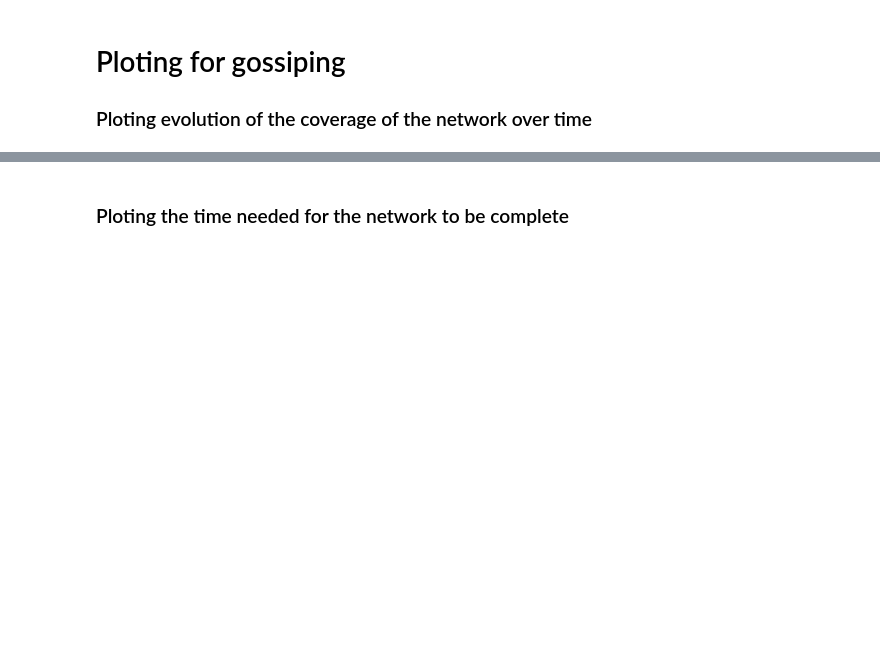
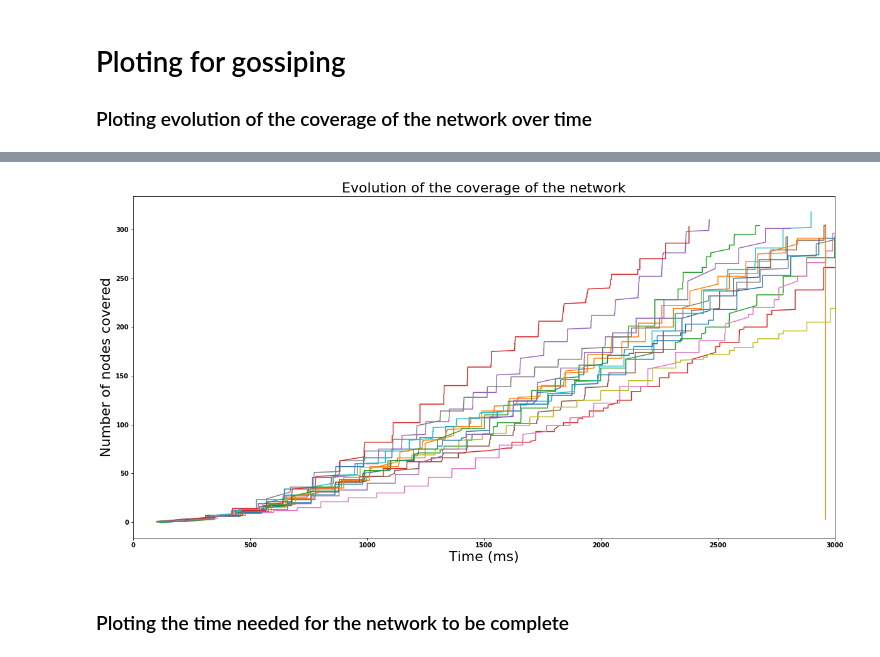
Before and after one commit to nvsclub/difusion_com, a Jupyter notebook: data/plots_randomeuclidean.ipynb, the cells around one changed output, grey strips where cells are left out. Saved outputs shown, nothing was run; the diff lists cells and outputs as text; code cells hidden in the pictures; blank space fills up the shorter version.

```diff
--- a/data/plots_randomeuclidean.ipynb
+++ b/data/plots_randomeuclidean.ipynb
@@ -35,3 +35,17 @@ plt.show()
+# %%
+plt.figure(figsize=(20,10))
+for sample in samples:
+    plt.plot(sample['Communication timer'], sample[' number of nodes spread'])
+
+plt.ylabel('Number of nodes covered', size = 22)
+plt.xlabel('Time (ms)', size = 22)
+plt.title('Evolution of the coverage of the network', size = 22)
+
+plt.xlim(0, 3000)
+
+plt.show()
+# %% [output]
+[figure, added]
 # %% [markdown]
 ### Ploting the time needed for the network to be complete
 # %%
```
Also changed, not shown: parts of 1 cell of this notebook, 3 other files.
